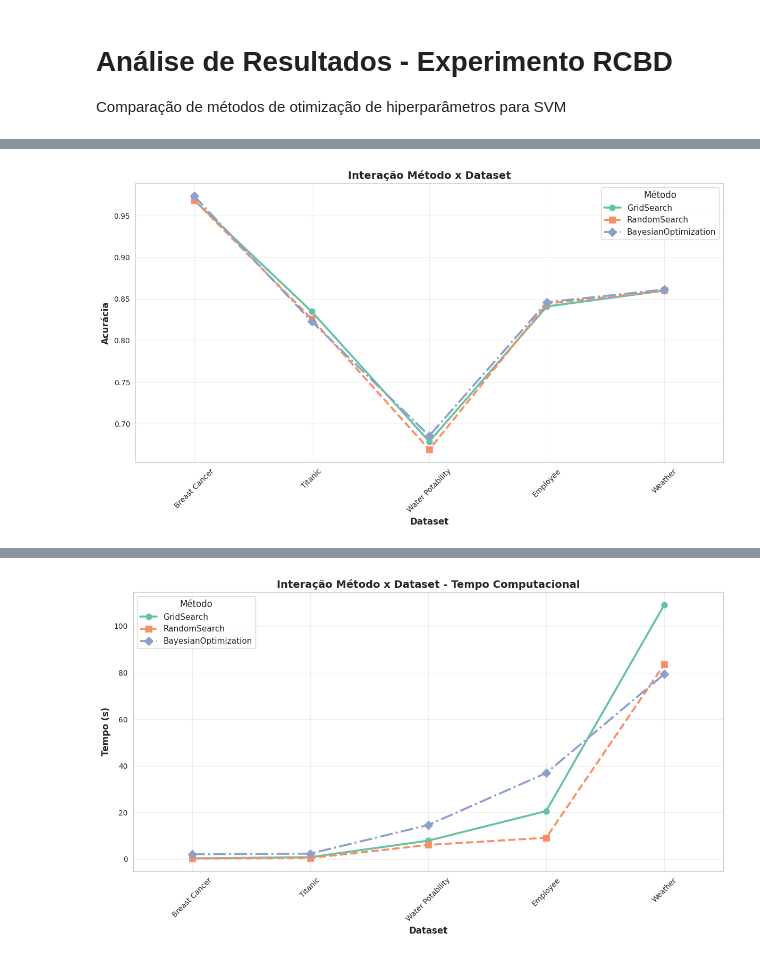
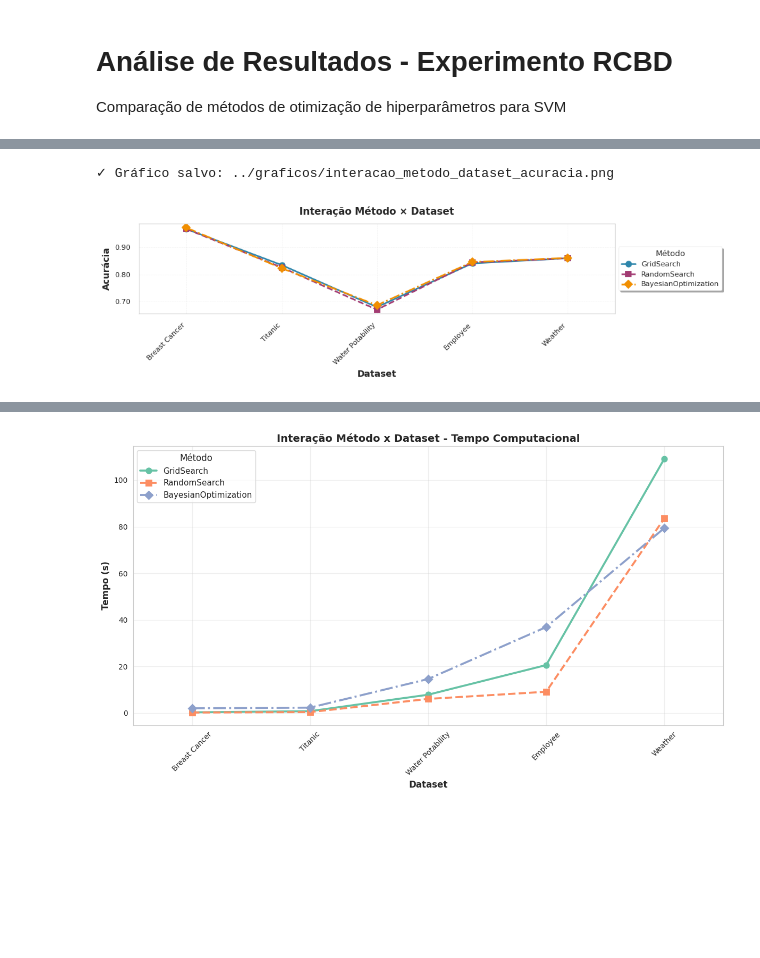
Before and after one commit to Bernardo-b/planejamento-analise-experimentos-2025-2, a Jupyter notebook: trabalho_final/notebooks/analise_resultados.ipynb, the cells around one changed output, grey strips where cells are left out. Cells and saved outputs as stored; diff of their text form; code cells hidden in the pictures; blank space fills up the shorter version.

```diff
--- a/trabalho_final/notebooks/analise_resultados.ipynb
+++ b/trabalho_final/notebooks/analise_resultados.ipynb
@@ -112,27 +189,33 @@ plt.show()
 # %%
 # Gráfico de Interação: Método x Dataset
-fig, ax = plt.subplots(figsize=(12, 7))
+plt.style.use('seaborn-v0_8-paper')
+fig, ax = plt.subplots(figsize=(10, 3))
 
-sns.pointplot(
-    data=df,
-    x='dataset',
-    y='acuracia',
-    hue='metodo',
-    errorbar=None,  # Remove barras de erro
-    markers=['o', 's', 'D'],  # Marcadores distintos: círculo, quadrado, diamante
-    linestyles=['-', '--', '-.'],  # Estilos de linha distintos
-    ax=ax
-)
+colors = ['#2E86AB', '#A23B72', '#F18F01']
+sns.set_palette(colors)
 
-# Configurações de estilo e layout
-ax.set_xlabel('Dataset', fontsize=12, fontweight='bold')
-ax.set_ylabel('Acurácia', fontsize=12, fontweight='bold')
-ax.set_title('Interação Método x Dataset', fontsize=14, fontweight='bold')
-ax.tick_params(axis='x', rotation=45)
-ax.legend(title='Método', fontsize=11, title_fontsize=12)
-ax.grid(True, alpha=0.3)
+sns.pointplot(data=df, x='dataset', y='acuracia', hue='metodo', errorbar=None,
+              markers=['o', 's', 'D'], linestyles=['-', '--', '-.'],
+              markersize=6, linewidth=1.8, ax=ax)
+
+ax.set_xlabel('Dataset', fontsize=10, fontweight='bold')
+ax.set_ylabel('Acurácia', fontsize=10, fontweight='bold')
+ax.set_title('Interação Método × Dataset', fontsize=11, fontweight='bold', pad=10)
+ax.tick_params(axis='x', rotation=45, labelsize=8)
+ax.tick_params(axis='y', labelsize=8)
+plt.setp(ax.xaxis.get_majorticklabels(), ha='right')
+
+ax.legend(title='Método', fontsize=8, title_fontsize=9,
+          loc='center left', bbox_to_anchor=(1, 0.5), frameon=True, shadow=True)
+ax.grid(True, alpha=0.2, linestyle='--', linewidth=0.5)
+ax.set_axisbelow(True)
+ax.yaxis.set_major_formatter(plt.FuncFormatter(lambda y, _: f'{y:.2f}'))
 
 plt.tight_layout()
+plt.savefig('../graficos/interacao_metodo_dataset_acuracia.png', dpi=300,
+            bbox_inches='tight', transparent=True)
+print("✓ Gráfico salvo: ../graficos/interacao_metodo_dataset_acuracia.png")
 plt.show()
 # %% [output]
+✓ Gráfico salvo: ../graficos/interacao_metodo_dataset_acuracia.png
-[figure, old version]
+[figure, new version]
```
Also changed, not shown: parts of 9 cells of this notebook, 6 other files.
